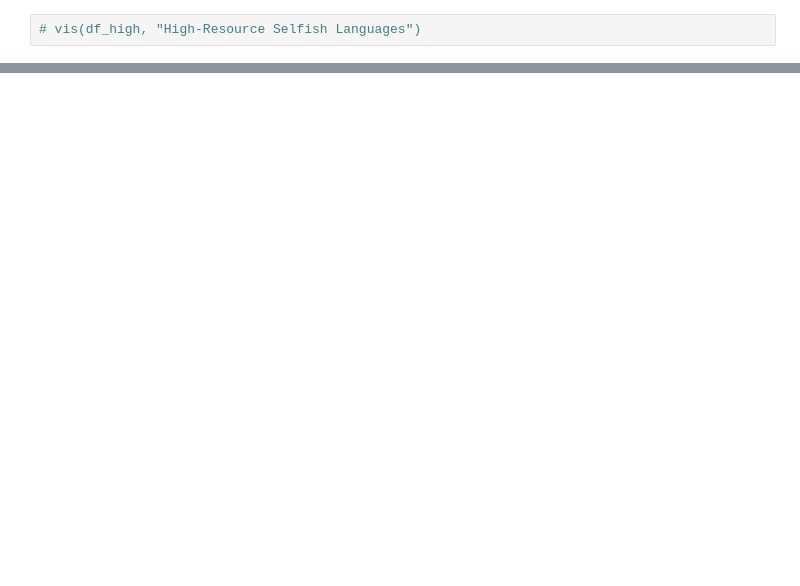
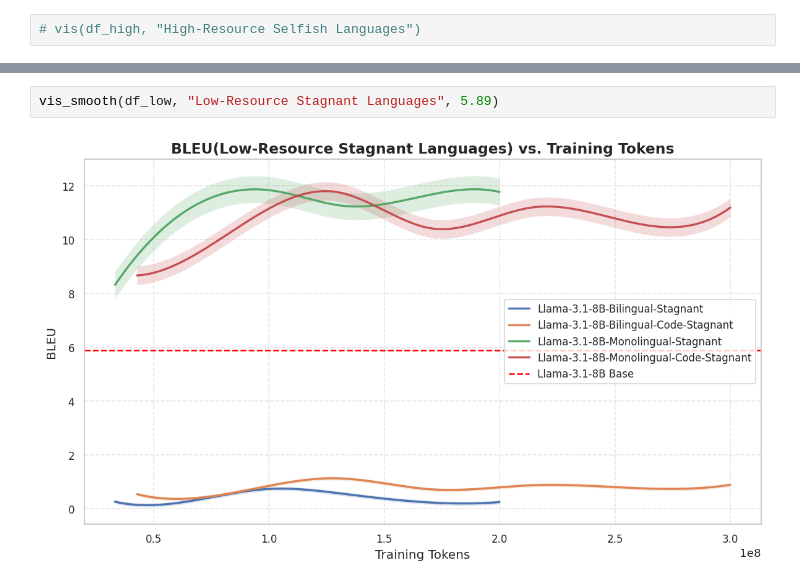
Before and after one commit to MaLA-LM/MixCPT, a Jupyter notebook: evaluation/Visualization/Flores-0-2-epochs/Llama-3-1-8B-Flores-200-BLEU/vis_stagnant.ipynb, the cells around one changed output, grey strips where cells are left out. Cells and saved outputs as stored; diff of their text form; blank space fills up the shorter version.

```diff
--- a/evaluation/Visualization/Flores-0-2-epochs/Llama-3-1-8B-Flores-200-BLEU/vis_stagnant.ipynb
+++ b/evaluation/Visualization/Flores-0-2-epochs/Llama-3-1-8B-Flores-200-BLEU/vis_stagnant.ipynb
@@ -143,0 +204,4 @@ vis(df_low, "Low-Resource Stagnant Languages")
+# %%
+vis_smooth(df_low, "Low-Resource Stagnant Languages", 5.89)
+# %% [output]
+[figure, added]
```
Also changed, not shown: parts of 6 cells of this notebook, 7 other files.
